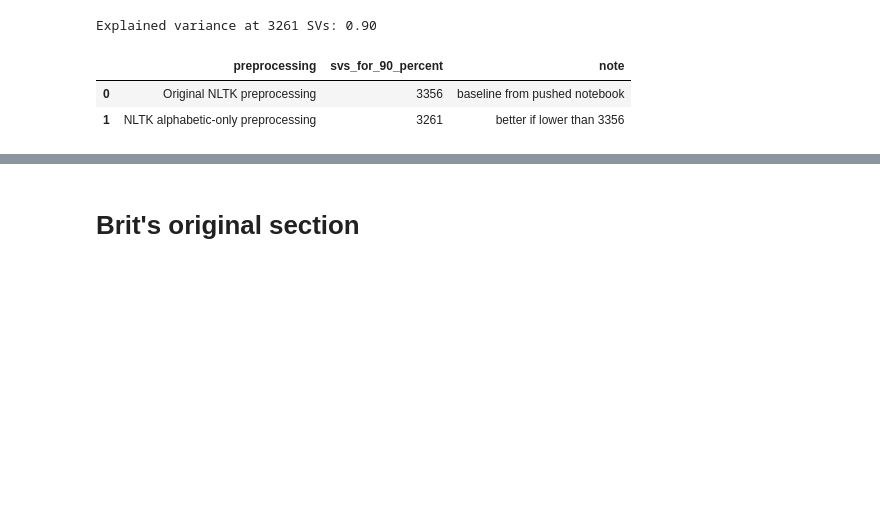
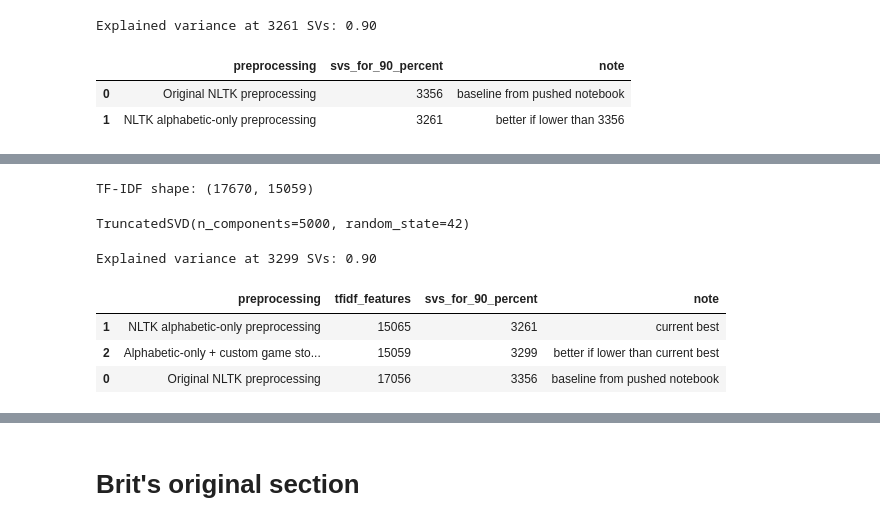
Before and after one commit to qigol/ml1-project-lt4, a Jupyter notebook: working-notebooks/q/from_brit-svd with notes.ipynb, the cells around one changed output, grey strips where cells are left out. Drawn from its saved outputs; the diff is of its cells as text; code cells hidden in the pictures; blank space fills up the shorter version.

Commit message:
pickle and comparison table

```diff
--- a/working-notebooks/q/from_brit-svd with notes.ipynb
+++ b/working-notebooks/q/from_brit-svd with notes.ipynb
@@ -403,0 +448,69 @@ comparison
+# %%
+# run tf-idf +svd
+
+tfidf_vectorizer_alpha_game = TfidfVectorizer(
+    token_pattern=r"\w+",
+    lowercase=True,
+    min_df=5,
+)
+
+X_tfidf_alpha_game = tfidf_vectorizer_alpha_game.fit_transform(
+    processed_corpus_alpha_game_stopwords
+)
+
+print("TF-IDF shape:", X_tfidf_alpha_game.shape)
+
+svd_alpha_game = TruncatedSVD(n_components=5000, random_state=42)
+svd_alpha_game.fit(X_tfidf_alpha_game)
+# %% [output]
+TF-IDF shape: (17670, 15059)
+TruncatedSVD(n_components=5000, random_state=42)
+# %%
+# check 90% explained variance
+
+energy_alpha_game = svd_alpha_game.singular_values_**2
+energy_ratio_alpha_game = energy_alpha_game / energy_alpha_game.sum()
+energy_ratio_cumsum_alpha_game = energy_ratio_alpha_game.cumsum()
+
+alpha_game_svs = None
+
+for i in range(len(energy_ratio_cumsum_alpha_game)):
+    if energy_ratio_cumsum_alpha_game[i] >= 0.90:
+        alpha_game_svs = i + 1
+        print(f"Explained variance at {alpha_game_svs} SVs: {energy_ratio_cumsum_alpha_game[i]:.2f}")
+        break
+
+if alpha_game_svs is None:
+    print(f"Did not reach 0.90. Max explained variance: {energy_ratio_cumsum_alpha_game[-1]:.2f}")
+# %% [output]
+Explained variance at 3299 SVs: 0.90
+# %%
+# compare all three setups
+
+comparison = pd.DataFrame([
+    {
+        "preprocessing": "Original NLTK preprocessing",
+        "tfidf_features": 17056,
+        "svs_for_90_percent": 3356,
+        "note": "baseline from pushed notebook"
+    },
+    {
+        "preprocessing": "NLTK alphabetic-only preprocessing",
+        "tfidf_features": X_tfidf_alpha.shape[1],
+        "svs_for_90_percent": alpha_svs,
+        "note": "current best"
+    },
+    {
+        "preprocessing": "Alphabetic-only + custom game stopwords",
+        "tfidf_features": X_tfidf_alpha_game.shape[1],
+        "svs_for_90_percent": alpha_game_svs,
+        "note": "better if lower than current best"
+    }
+])
+
+comparison.sort_values("svs_for_90_percent")
+# %% [output]
+|  | preprocessing | tfidf_features | svs_for_90_percent | note |
+| 1 | NLTK alphabetic-only preprocessing | 15065 | 3261 | current best |
+| 2 | Alphabetic-only + custom game sto... | 15059 | 3299 | better if lower than current best |
+| 0 | Original NLTK preprocessing | 17056 | 3356 | baseline from pushed notebook |
```
Also changed, not shown: parts of 6 cells of this notebook.
